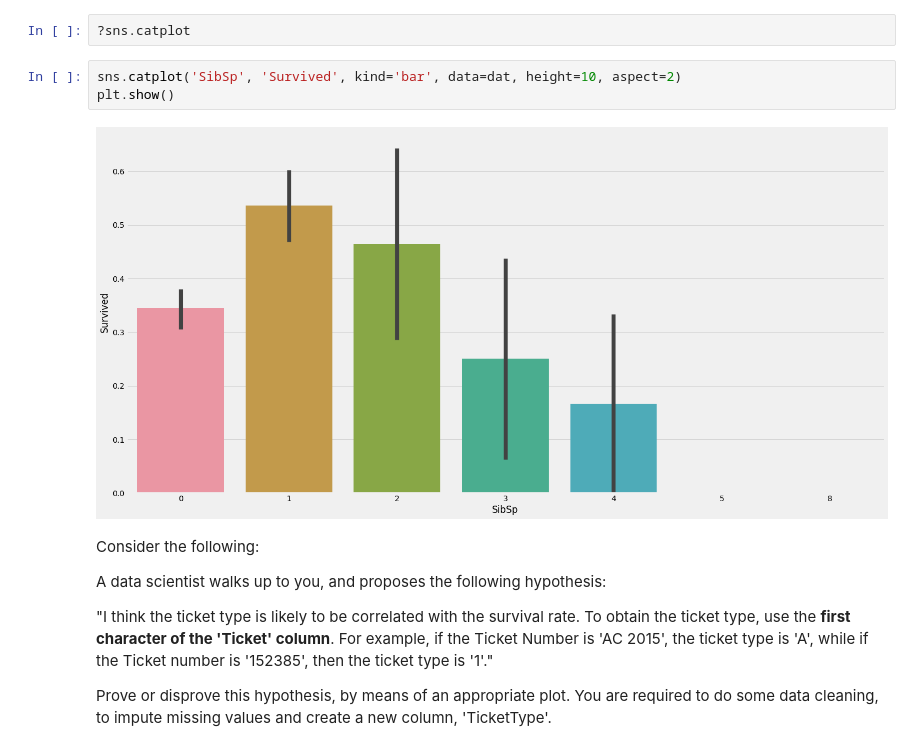
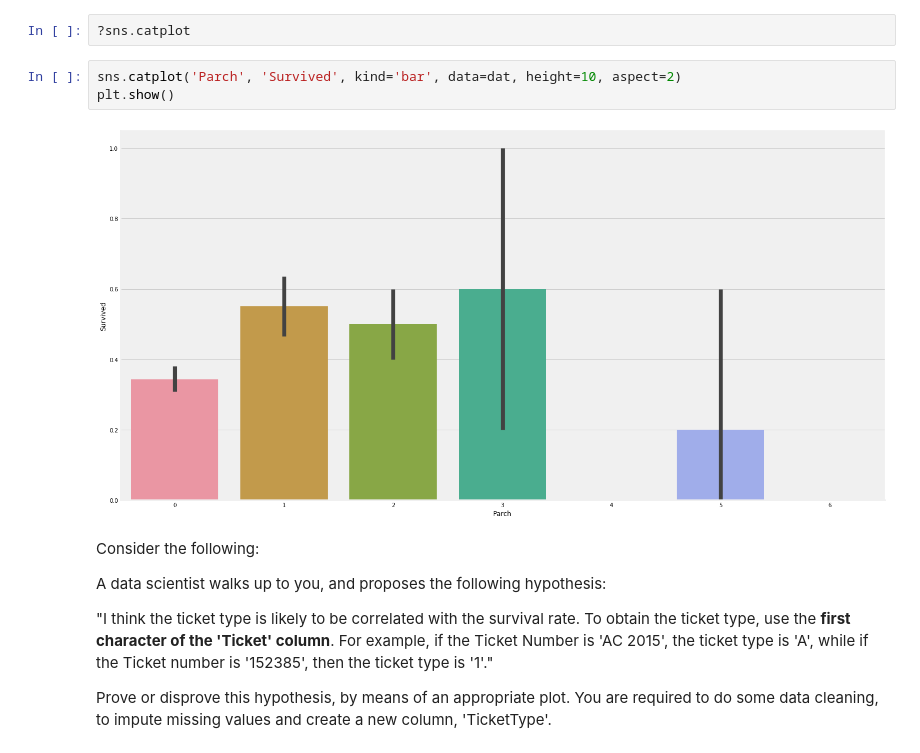
Before and after one commit to ngbolin/PythonProgrammingWorkshop, a Jupyter notebook: SMUMSE_ProgWorkshop_Lesson4.ipynb, the cells around one changed output. Saved outputs shown, nothing was run; the diff lists cells and outputs as text.

```diff
--- a/SMUMSE_ProgWorkshop_Lesson4.ipynb
+++ b/SMUMSE_ProgWorkshop_Lesson4.ipynb
@@ -309,10 +344,10 @@ Consider the following hypothesis, where we are trying to plot the relationship
 # %%
 ?sns.catplot
 # %%
-sns.catplot('SibSp', 'Survived', kind='bar', data=dat, height=10, aspect=2)
+sns.catplot('Parch', 'Survived', kind='bar', data=dat, height=10, aspect=2)
 plt.show()
 # %% [output]
-[figure, old version]
+[figure, new version]
 # %% [markdown]
 Consider the following:
 
```
Also changed, not shown: parts of 13 cells of this notebook, 4 other files.
